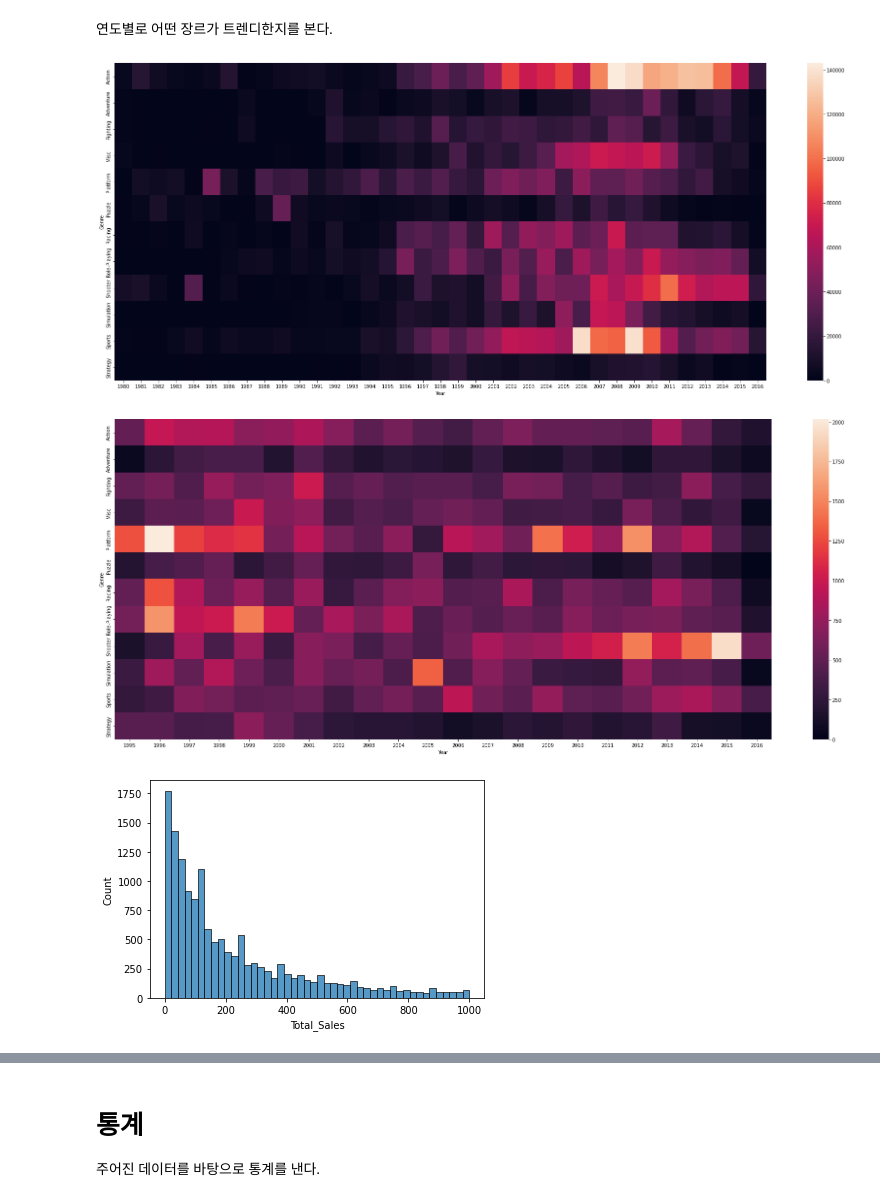
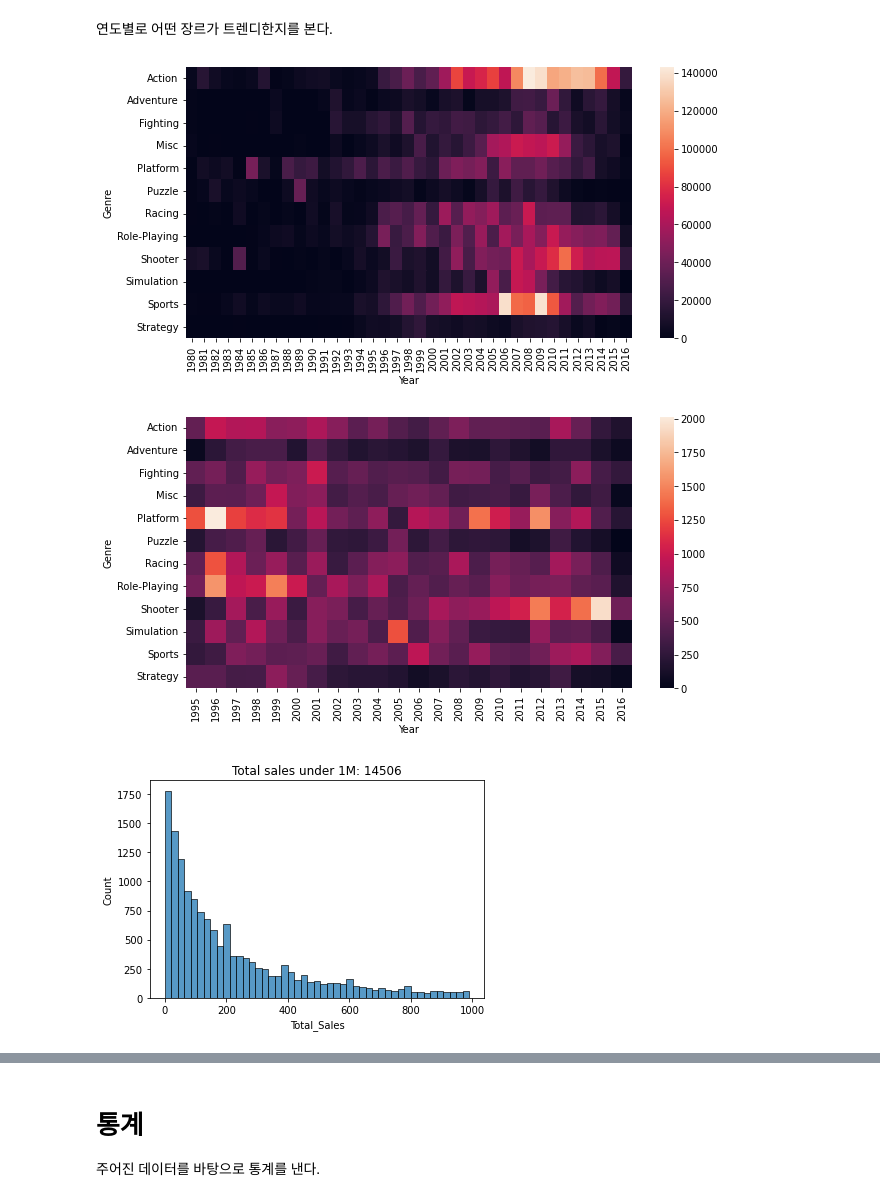
Before and after one commit to e080hsm/Section1_Project, a Jupyter notebook: ai14_n1xx_우성호.ipynb, the cells around one changed output, grey strips where cells are left out. Saved outputs shown, nothing was run; the diff lists cells and outputs as text; code cells hidden in the pictures.

```diff
--- a/ai14_n1xx_우성호.ipynb
+++ b/ai14_n1xx_우성호.ipynb
@@ -39,7 +40,7 @@ for col in sales_col:
 
 #delete useless string in title
 def del_region_sale(df_test:pd.DataFrame):
-  idx = df_test['Name'].str.contains('\(.*Sale|\(.*sale')
+  idx = df_test.loc[df_test.NAme.str.contains('wrong system')==False,'Name'].str.contains('\(.*Sale|\(.*sale')
   df_ret = df_test[idx].copy()
   for i in df_ret.index:
     name = df_ret.loc[i, 'Name']
@@ -49,7 +50,7 @@ def del_region_sale(df_test:pd.DataFrame):
 
   return df_ret
 
-df_raw.update(del_region_sale(df_raw))
+#df_raw.update(del_region_sale(df_raw))
 
 #sort
 df_raw = df_raw.sort_values(['Name', 'Platform']).reset_index(drop= True)
@@ -69,19 +89,6 @@ dtype: int64
 ##Fill NA
 결측치를 채워넣는다.
 # %%
-def unite_dupl(df_test:pd.DataFrame):
-  df_ret = df_test.drop_duplicates(subset= ['Name', 'Platform']).copy()
-  df_raw = df_test.loc[df_test.duplicated(subset= ['Name', 'Platform'], keep= False)==True,:]
-  df_add = df_raw.loc[df_raw.duplicated(subset= ['Name', 'Platform'])==True,:].copy()
-
-  for i in df_add.index:
-    name = df_add.loc[i, 'Name']
-    df_sub = df_raw.query(f'Name == "{name}"')
-    df_add.loc[i, sales_col] = np.sum(df_sub[sales_col].T)
-
-  df_ret.update(df_add)
-  return df_ret
-
 def update_dupl_na(df_test, df_raw, col):
   def make_dupl(df):
     return df[df.duplicated(subset= 'Name', keep= False) == True].sort_values('Name')
@@ -177,10 +184,10 @@ def clue_year(df_test:pd.DataFrame, df_raw:pd.DataFrame):
 
     df_NA.loc[i, 'Year'] = np.mean([min, max]).round(0)
 
-  return df_NA
+  df.update(df_NA)
 # %%
 #make EDA dataframe
-df = df_raw.loc[df_raw.Name.str.contains('\(.*wrong') == False].copy()
-
-#find if it is separated
+df = df_raw.loc[df_raw.Name.str.contains('wrong system') == False,:]
+df = df.drop(index = df[(df.Year>=2017) & (df.Year<=2020)].index).copy()
 df.sort_values(['Name', 'Platform', 'Year', 'Genre', 'Publisher'], inplace = True)
+df.info()
@@ -252,9 +276,21 @@ memory usage: 1.8+ MB
 # %%
 #replace NAs
 df.Genre.fillna('Misc', inplace= True)
-df.update(clue_year(df, df_raw))
+clue_year(df, df_raw)
 df.Publisher.fillna('Unknown', inplace= True)
-df = unite_dupl(df)
+def unite_dupl(df_test, df_raw):
+  df_raw = df_test.loc[df_test.duplicated(subset= ['Name', 'Platform'], keep= False)==True,:]
+  df_add = df_raw.loc[df_raw.duplicated(subset= ['Name', 'Platform'])==True,:].copy()
+  df_ret= df_test.drop_duplicates(subset= ['Name', 'Platform']).copy()
+
+  for i in df_add.index:
+    name = df_add.loc[i, 'Name']
+    df_sub = df_raw.query(f'Name == "{name}"')
+    df_add.loc[i, sales_col] = np.sum(df_sub[sales_col].T)
+
+  df_ret.update(df_add)
+  return df_ret
+df = unite_dupl(df, df_raw)
 
 df[['Platform', 'Genre', 'Publisher']] = df[['Platform', 'Genre', 'Publisher']].astype('category')
 df[sales_col] = df[sales_col].astype(int)
@@ -311,19 +352,20 @@ make_pie(df, max=2016)
 # %% [markdown]
 연도별로 어떤 장르가 트렌디한지를 본다.
 # %%
-plt.figure(figsize=[30,12])
+plt.figure(figsize=[10,5])
 sns.heatmap(df[df.Year<=2016].groupby(['Year', 'Genre']).sum().astype(float).reset_index().pivot(index='Genre',columns= ['Year'], values= 'Total_Sales'))
 plt.show()
 # %% [output]
-[figure, old version]
+[figure, new version]
 # %%
-plt.figure(figsize=[30,12])
+plt.figure(figsize=[10, 5])
 sns.heatmap(df[(df.Year>=1995) & (df.Year<=2016)].groupby(['Year', 'Genre']).mean().astype(float).fillna(0).reset_index().pivot(index='Genre',columns= ['Year'], values= 'Total_Sales'))
 plt.show()
 # %% [output]
-[figure, old version]
+[figure, new version]
 # %%
-sns.histplot(data=df[df.Total_Sales<=1000], x= 'Total_Sales')
+sns.histplot(data=df[df.Total_Sales<1000], x= 'Total_Sales')
+plt.title(f'Total sales under 1M: {df[df.Total_Sales<1000].shape[0]}')
 plt.show()
 # %% [output]
-[figure, old version]
+[figure, new version]
```
Also changed, not shown: parts of 19 cells of this notebook.
